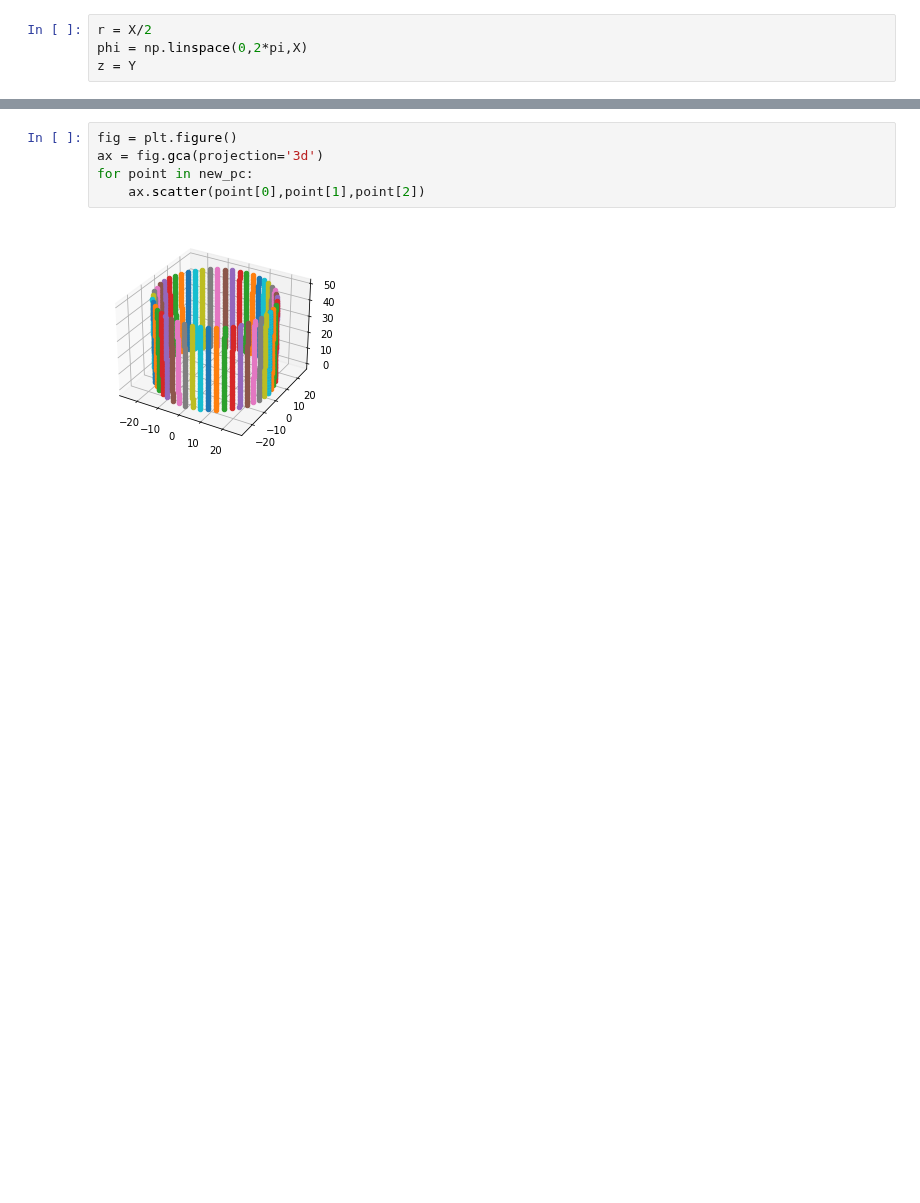
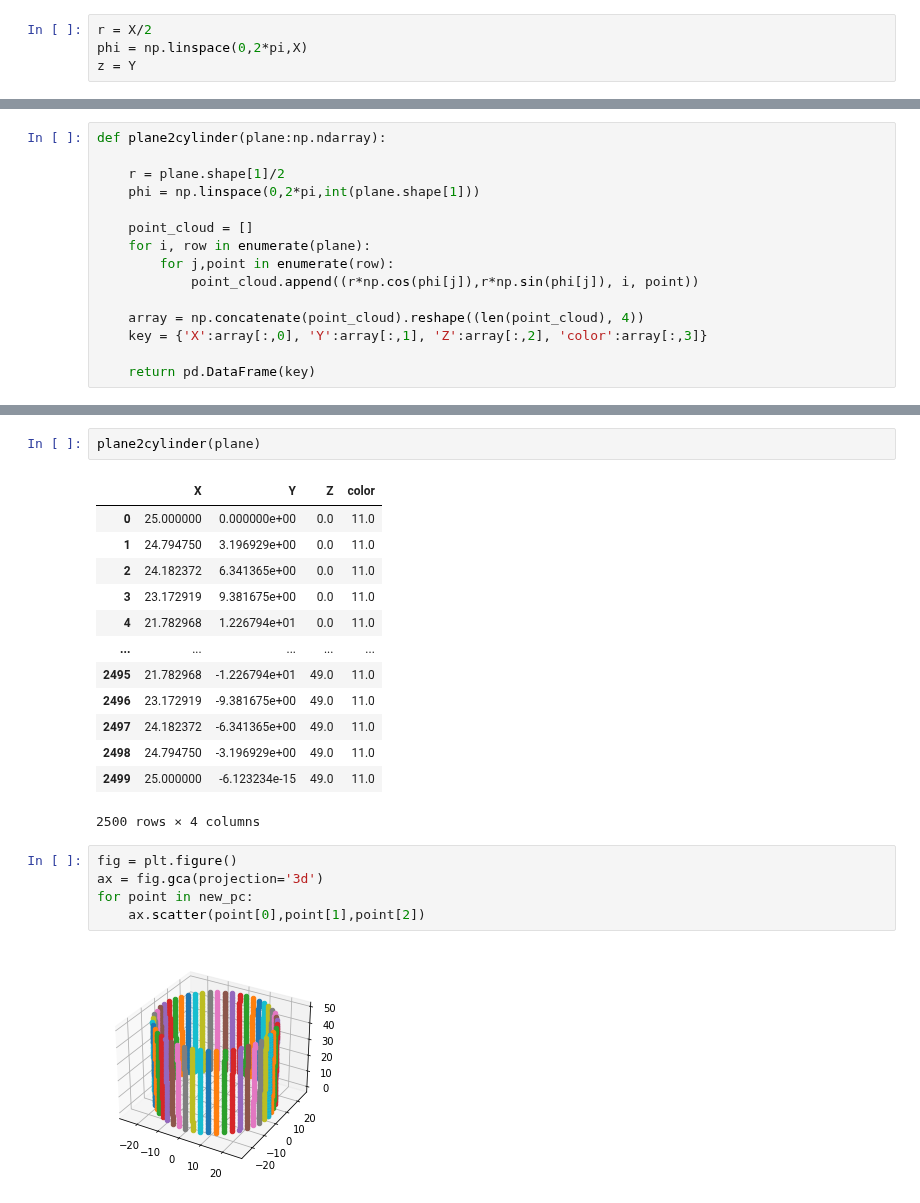
Before and after one commit to Zatyrus/Exercises, a Jupyter notebook: Cylinder.ipynb, the cells around one changed output, grey strips where cells are left out. Cells and saved outputs as stored; diff of their text form; blank space fills up the shorter version.

Commit message:
cylin update

```diff
--- a/Cylinder.ipynb
+++ b/Cylinder.ipynb
@@ -22,0 +54,15 @@ for point in point_cloud:
+# %%
+def plane2cylinder(plane:np.ndarray):
+
+    r = plane.shape[1]/2
+    phi = np.linspace(0,2*pi,int(plane.shape[1]))
+
+    point_cloud = []
+    for i, row in enumerate(plane):
+        for j,point in enumerate(row):
+            point_cloud.append((r*np.cos(phi[j]),r*np.sin(phi[j]), i, point))
+
+    array = np.concatenate(point_cloud).reshape((len(point_cloud), 4))
+    key = {'X':array[:,0], 'Y':array[:,1], 'Z':array[:,2], 'color':array[:,3]}
+
+    return pd.DataFrame(key)
@@ -23,3 +82,19 @@ for point in point_cloud:
+# %%
+plane2cylinder(plane)
+# %% [output]
+|  | X | Y | Z | color |
+| 0 | 25.000000 | 0.000000e+00 | 0.0 | 11.0 |
+| 1 | 24.794750 | 3.196929e+00 | 0.0 | 11.0 |
+| 2 | 24.182372 | 6.341365e+00 | 0.0 | 11.0 |
+| 3 | 23.172919 | 9.381675e+00 | 0.0 | 11.0 |
+| 4 | 21.782968 | 1.226794e+01 | 0.0 | 11.0 |
+| ... | ... | ... | ... | ... |
+| 2495 | 21.782968 | -1.226794e+01 | 49.0 | 11.0 |
+| 2496 | 23.172919 | -9.381675e+00 | 49.0 | 11.0 |
+| 2497 | 24.182372 | -6.341365e+00 | 49.0 | 11.0 |
+| 2498 | 24.794750 | -3.196929e+00 | 49.0 | 11.0 |
+| 2499 | 25.000000 | -6.123234e-15 | 49.0 | 11.0 |
+2500 rows × 4 columns
 # %%
 fig = plt.figure()
 ax = fig.gca(projection='3d')
```
Also changed, not shown: parts of 12 cells of this notebook, 1 other file.
